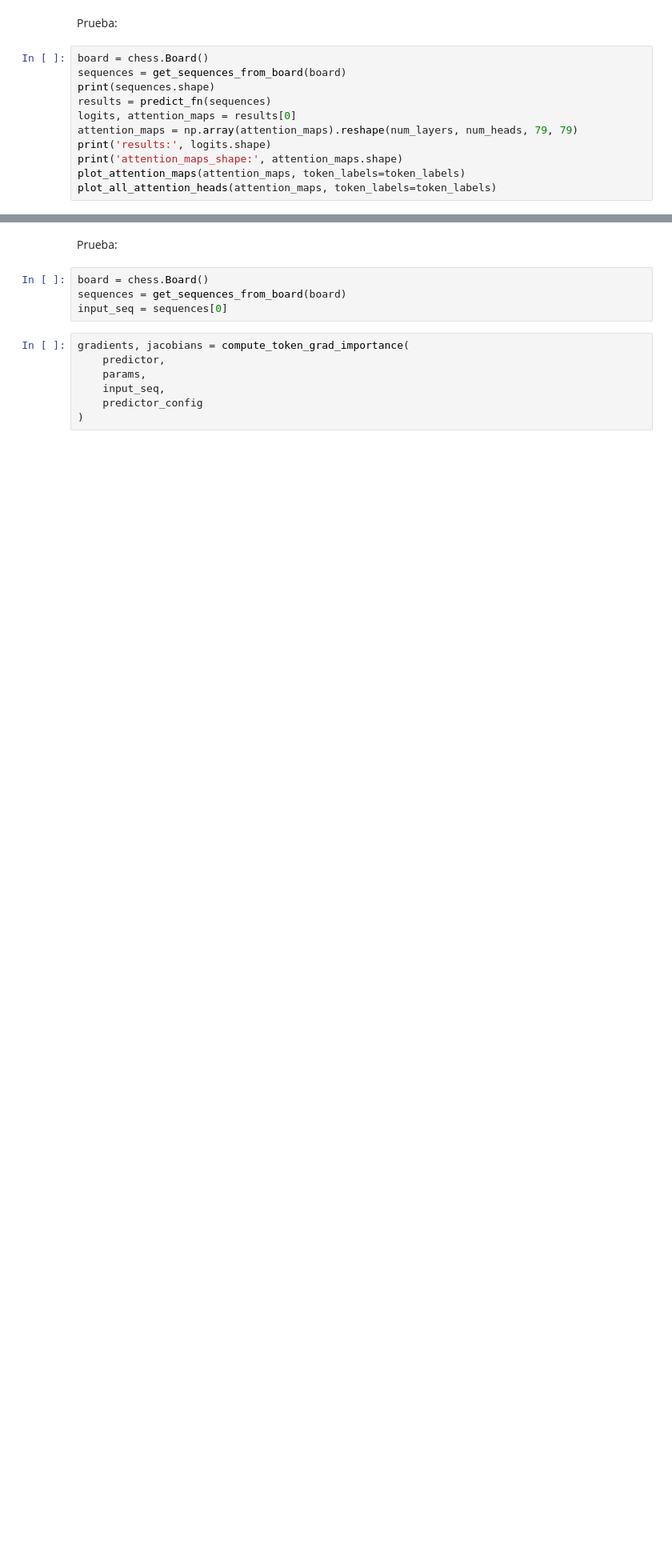
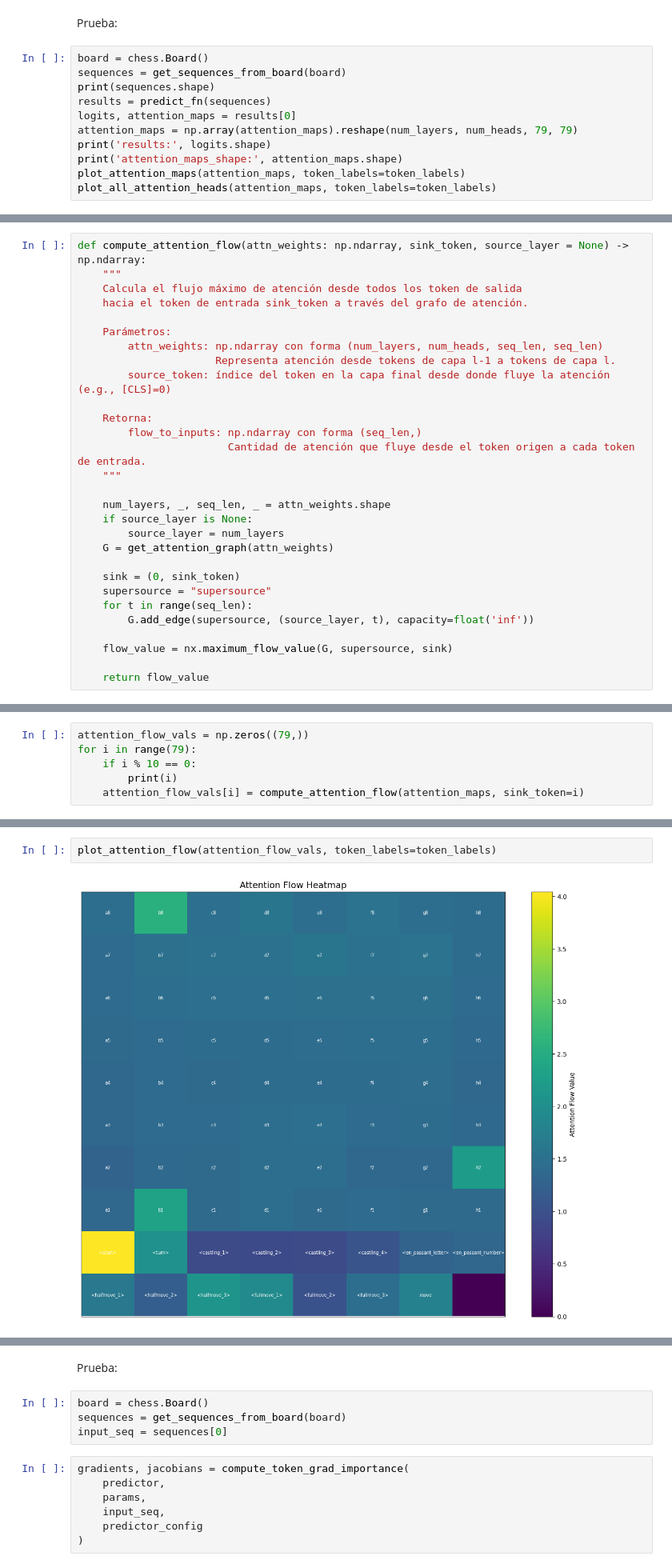
Before and after one commit to ari-dasci/S-ChessFormer, a Jupyter notebook: xai/xai.ipynb, the cells around one changed output, grey strips where cells are left out. Shown at 80% size. Saved outputs shown, nothing was run; the diff lists cells and outputs as text; blank space fills up the shorter version.

```diff
--- a/xai/xai.ipynb
+++ b/xai/xai.ipynb
@@ -688,0 +828,29 @@ plot_all_attention_heads(attention_maps, token_labels=token_labels)
+# %%
+def compute_attention_flow(attn_weights: np.ndarray, sink_token, source_layer = None) -> np.ndarray:
+    """
+    Calcula el flujo máximo de atención desde todos los token de salida
+    hacia el token de entrada sink_token a través del grafo de atención.
+
+    Parámetros:
+        attn_weights: np.ndarray con forma (num_layers, num_heads, seq_len, seq_len)
+                      Representa atención desde tokens de capa l-1 a tokens de capa l.
+        source_token: índice del token en la capa final desde donde fluye la atención (e.g., [CLS]=0)
+
+    Retorna:
+        flow_to_inputs: np.ndarray con forma (seq_len,)
+                        Cantidad de atención que fluye desde el token origen a cada token de entrada.
+    """
+
+    num_layers, _, seq_len, _ = attn_weights.shape
+    if source_layer is None:
+        source_layer = num_layers
+    G = get_attention_graph(attn_weights)
+
+    sink = (0, sink_token)
+    supersource = "supersource"
+    for t in range(seq_len):
+        G.add_edge(supersource, (source_layer, t), capacity=float('inf'))
+
+    flow_value = nx.maximum_flow_value(G, supersource, sink)
+
+    return flow_value
@@ -688,0 +897,6 @@ plot_all_attention_heads(attention_maps, token_labels=token_labels)
+# %%
+attention_flow_vals = np.zeros((79,))
+for i in range(79):
+    if i % 10 == 0:
+        print(i)
+    attention_flow_vals[i] = compute_attention_flow(attention_maps, sink_token=i)
@@ -689 +912,5 @@ plot_all_attention_heads(attention_maps, token_labels=token_labels)
+# %%
+plot_attention_flow(attention_flow_vals, token_labels=token_labels)
+# %% [output]
+[figure, added]
 # %% [markdown]
```
Also changed, not shown: parts of 34 cells of this notebook, 1 other file.
